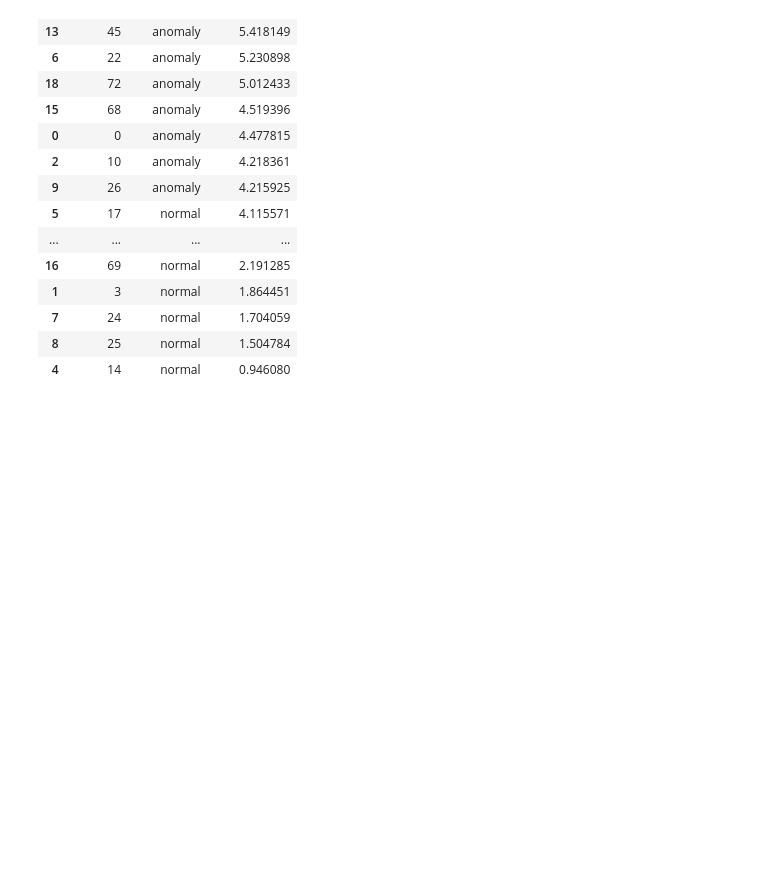
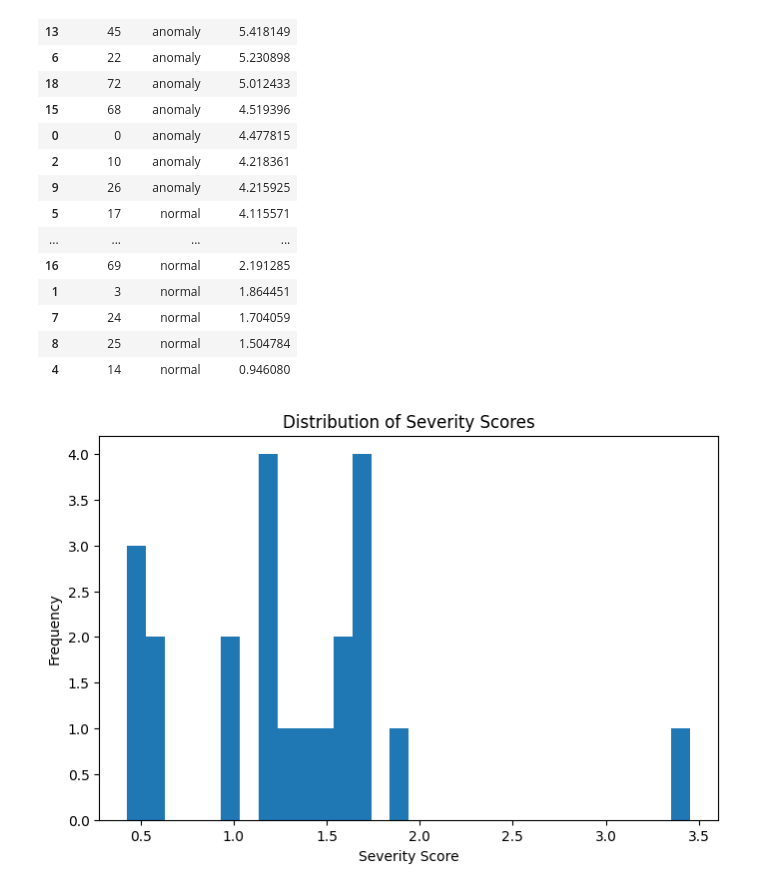
Before and after one commit to aeMyst/WFAnomalyAnalysis, a Jupyter notebook: analysis.ipynb, the cells around one changed output. Cells and saved outputs as stored; diff of their text form; code cells hidden in the pictures; blank space fills up the shorter version.

Commit message:
feat: histogram, boxplot, scatter plot diagrams

```diff
--- a/analysis.ipynb
+++ b/analysis.ipynb
@@ -5,5 +7,5 @@ from pathlib import Path
 # %%
-ROOT = Path(r"C:\Users\Peter\OneDrive\Desktop\WFAnalysis\dataset\raw\Wind Farm A")
+ROOT = Path(r"C:\Users\lyche\skool\WFAnalysis\CARE_To_Compare\Wind Farm A")
 EVENT_INFO_PATH = ROOT / "event_info.csv"
 DATASETS_DIR = ROOT / "datasets"
 
@@ -596,3 +598,17 @@ energy_df.sort_values("energy_score", ascending=False)
 | 7 | 24 | normal | 1.704059 |
 | 8 | 25 | normal | 1.504784 |
 | 4 | 14 | normal | 0.946080 |
+# %%
+# histogram
+
+plt.figure(figsize=(8,5))
+
+plt.hist(combined["severity_score"], bins=30)
+
+plt.xlabel("Severity Score")
+plt.ylabel("Frequency")
+plt.title("Distribution of Severity Scores")
+
+plt.show()
+# %% [output]
+[figure, added]
```
Also changed, not shown: parts of 4 cells of this notebook.
